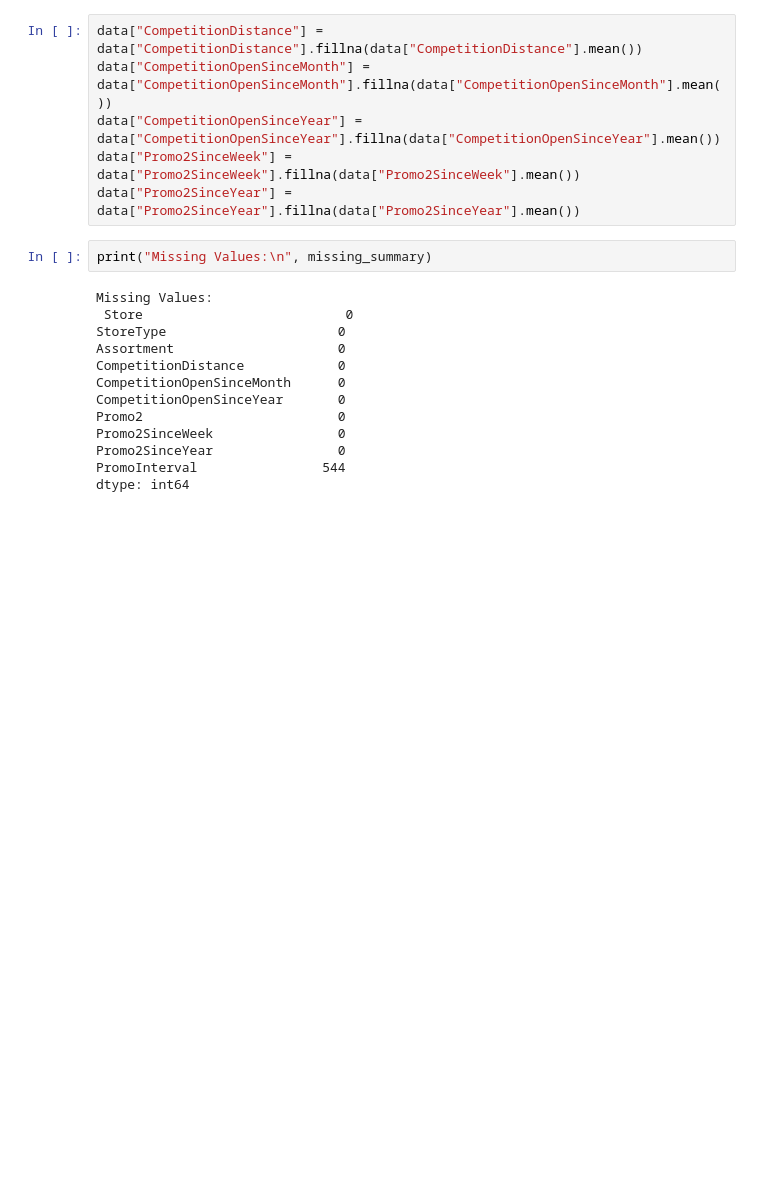
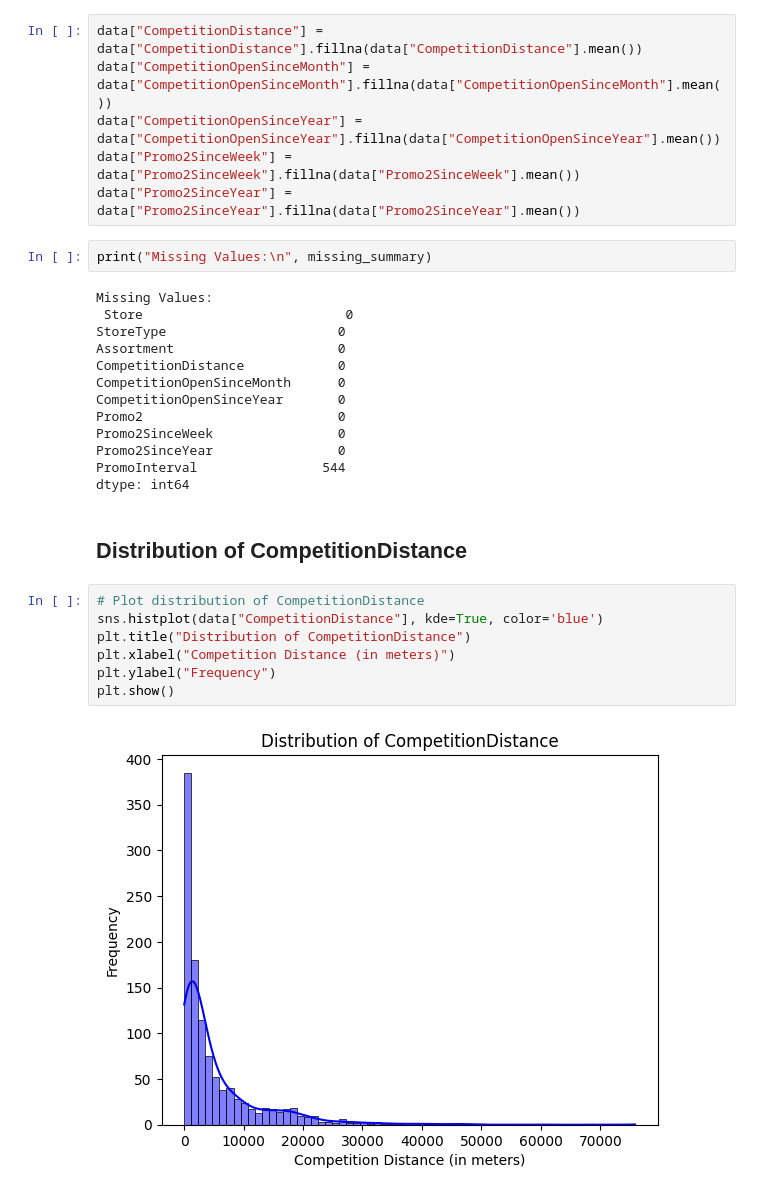
Before and after one commit to helinatefera/10xWeek4, a Jupyter notebook: notebooks/task_1.ipynb, the cells around one changed output. Cells and saved outputs as stored; diff of their text form; blank space fills up the shorter version.

Commit message:
(feat) distribution of CompetitionDistance

```diff
--- a/notebooks/task_1.ipynb
+++ b/notebooks/task_1.ipynb
@@ -93,3 +93,14 @@ Promo2SinceWeek                0
 Promo2SinceYear                0
 PromoInterval                544
 dtype: int64
+# %% [markdown]
+## Distribution of CompetitionDistance
+# %%
+# Plot distribution of CompetitionDistance
+sns.histplot(data["CompetitionDistance"], kde=True, color='blue')
+plt.title("Distribution of CompetitionDistance")
+plt.xlabel("Competition Distance (in meters)")
+plt.ylabel("Frequency")
+plt.show()
+# %% [output]
+[figure, added]
```
